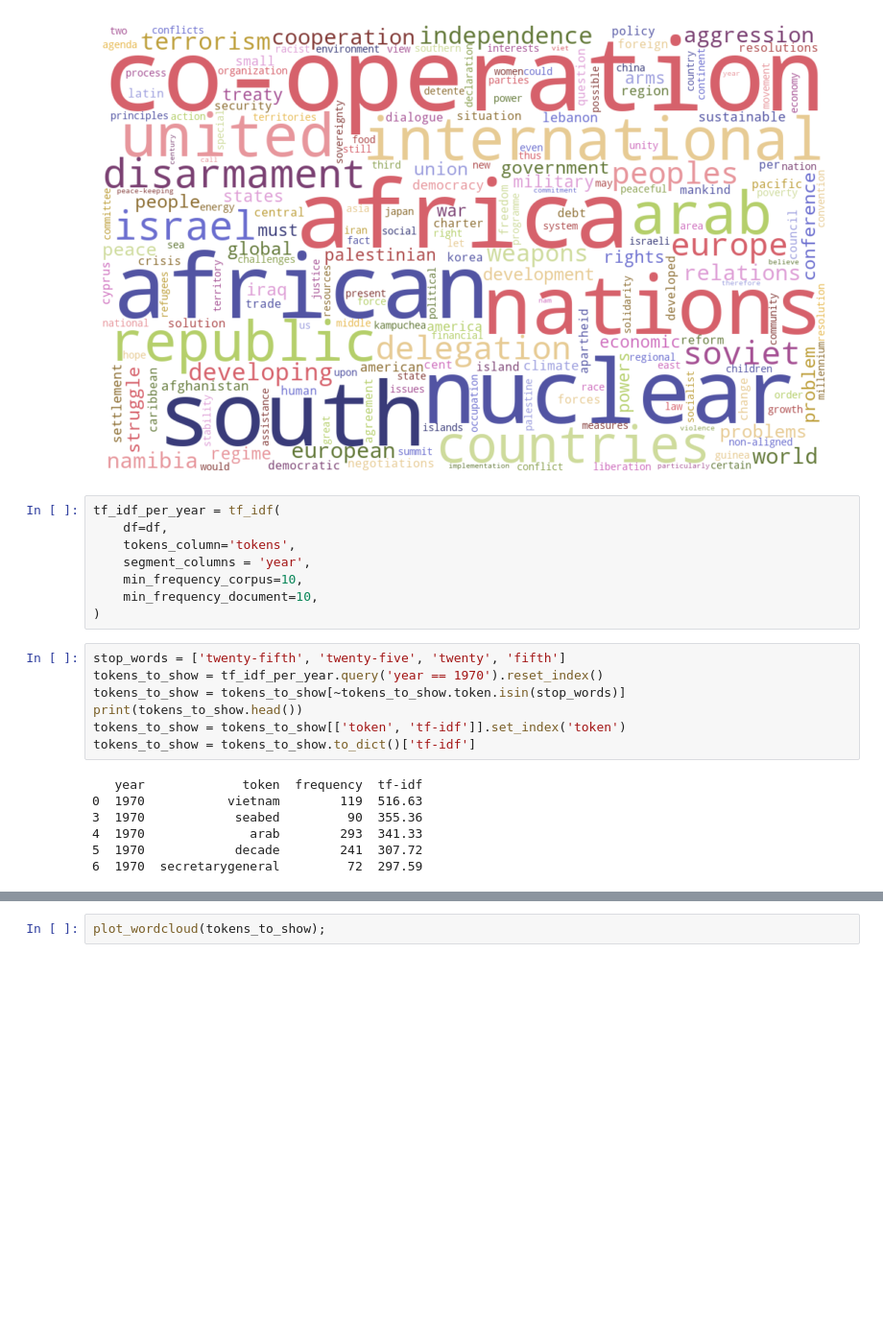
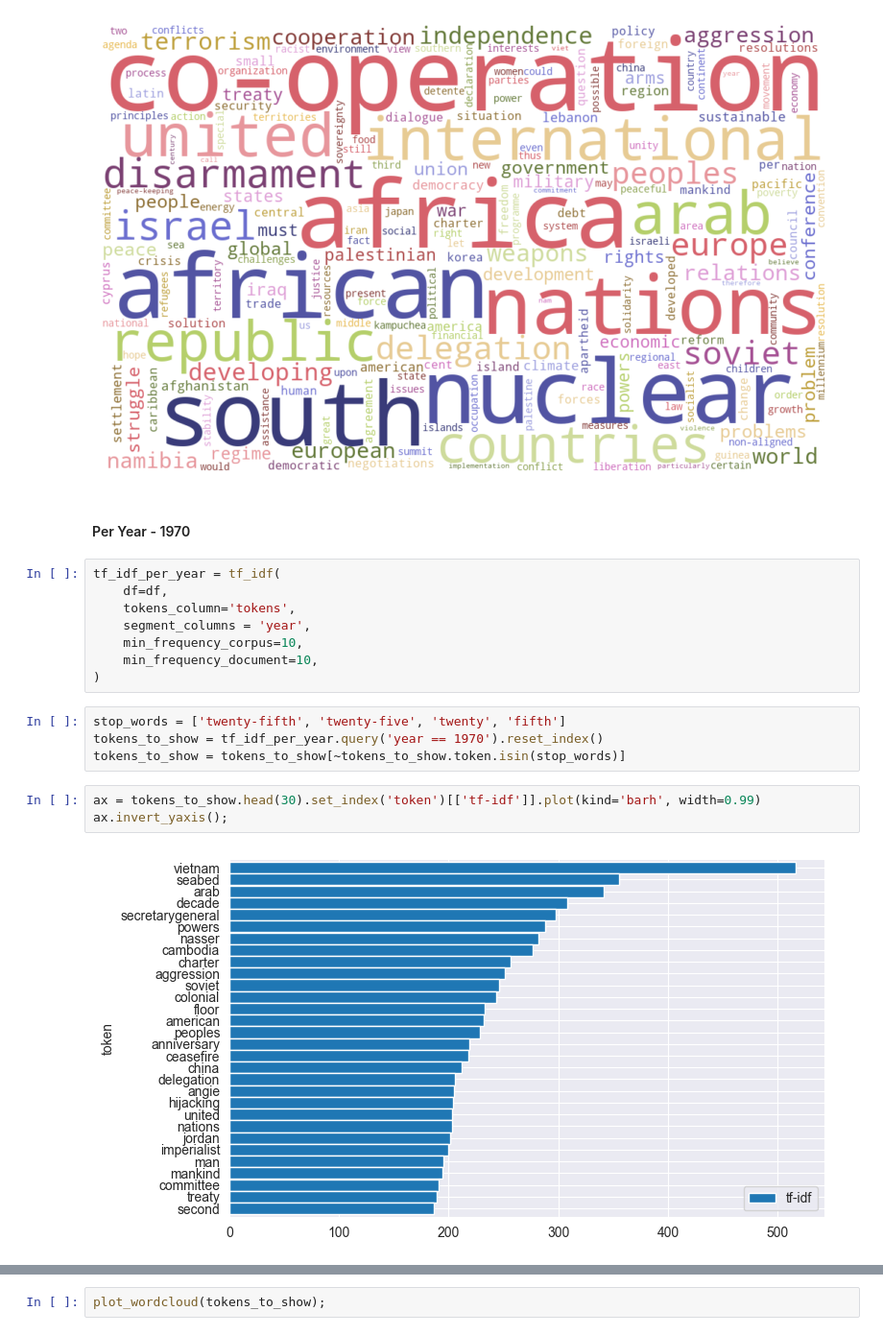
Before and after one commit to shane-kercheval/nlp-template, a Jupyter notebook: source/executables/text_eda.ipynb, the cells around one changed output, grey strips where cells are left out. Shown at 96% size. Saved outputs shown, nothing was run; the diff lists cells and outputs as text; blank space fills up the shorter version.

```diff
--- a/source/executables/text_eda.ipynb
+++ b/source/executables/text_eda.ipynb
@@ -197,6 +197,8 @@ ax.invert_yaxis();
 plot_wordcloud(tf_idf_df.to_dict()['tf-idf']);
 # %% [output]
 [figure]
+# %% [markdown]
+#### Per Year - 1970
 # %%
 tf_idf_per_year = tf_idf(
     df=df,
@@ -205,17 +207,12 @@ tf_idf_per_year = tf_idf(
     min_frequency_corpus=10,
     min_frequency_document=10,
 )
-# %%
-stop_words = ['twenty-fifth', 'twenty-five', 'twenty', 'fifth']
-tokens_to_show = tf_idf_per_year.query('year == 1970').reset_index()
-tokens_to_show = tokens_to_show[~tokens_to_show.token.isin(stop_words)]
-print(tokens_to_show.head())
-tokens_to_show = tokens_to_show[['token', 'tf-idf']].set_index('token')
-tokens_to_show = tokens_to_show.to_dict()['tf-idf']
-# %% [output]
-   year             token  frequency  tf-idf
-0  1970           vietnam        119  516.63
-3  1970            seabed         90  355.36
-4  1970              arab        293  341.33
-5  1970            decade        241  307.72
-6  1970  secretarygeneral         72  297.59
+# %%
+stop_words = ['twenty-fifth', 'twenty-five', 'twenty', 'fifth']
+tokens_to_show = tf_idf_per_year.query('year == 1970').reset_index()
+tokens_to_show = tokens_to_show[~tokens_to_show.token.isin(stop_words)]
+# %%
+ax = tokens_to_show.head(30).set_index('token')[['tf-idf']].plot(kind='barh', width=0.99)
+ax.invert_yaxis();
+# %% [output]
+[figure, added]
```
Also changed, not shown: parts of 15 cells of this notebook.
